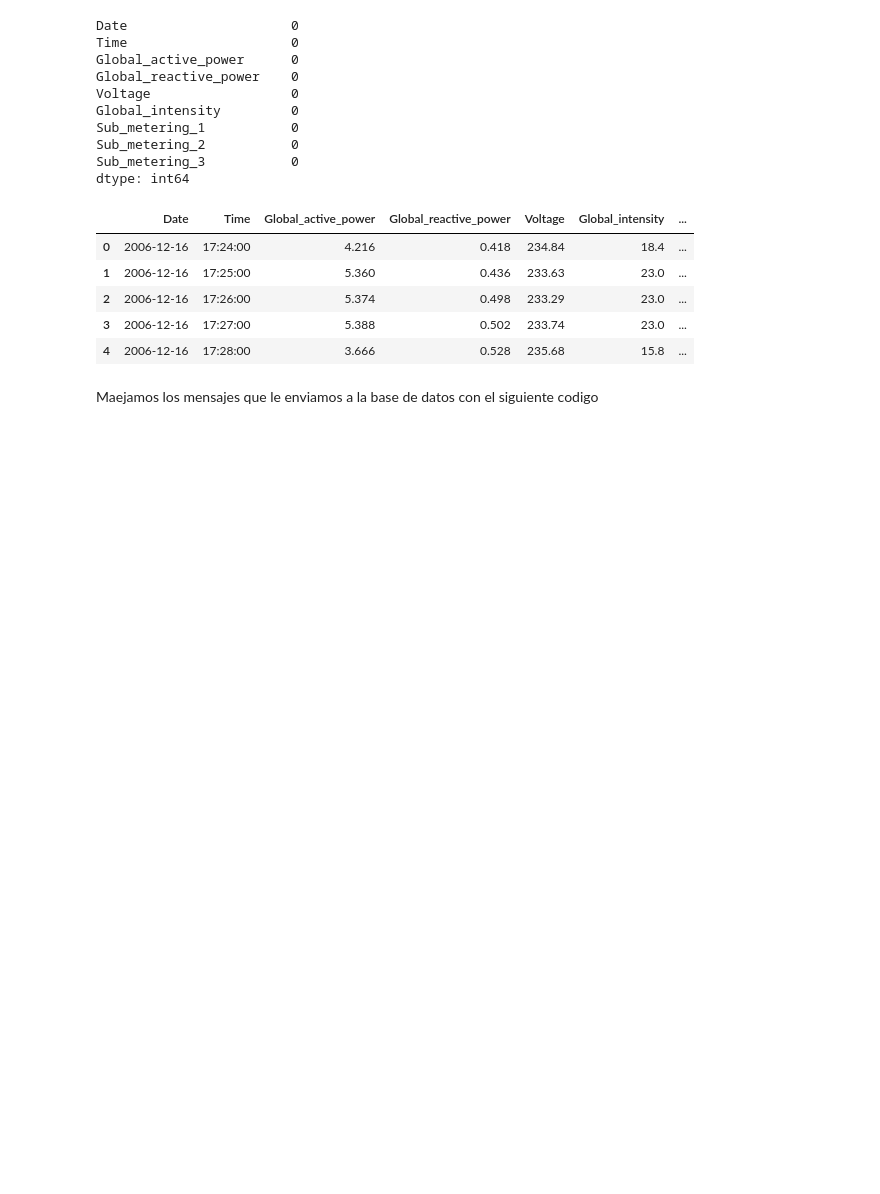
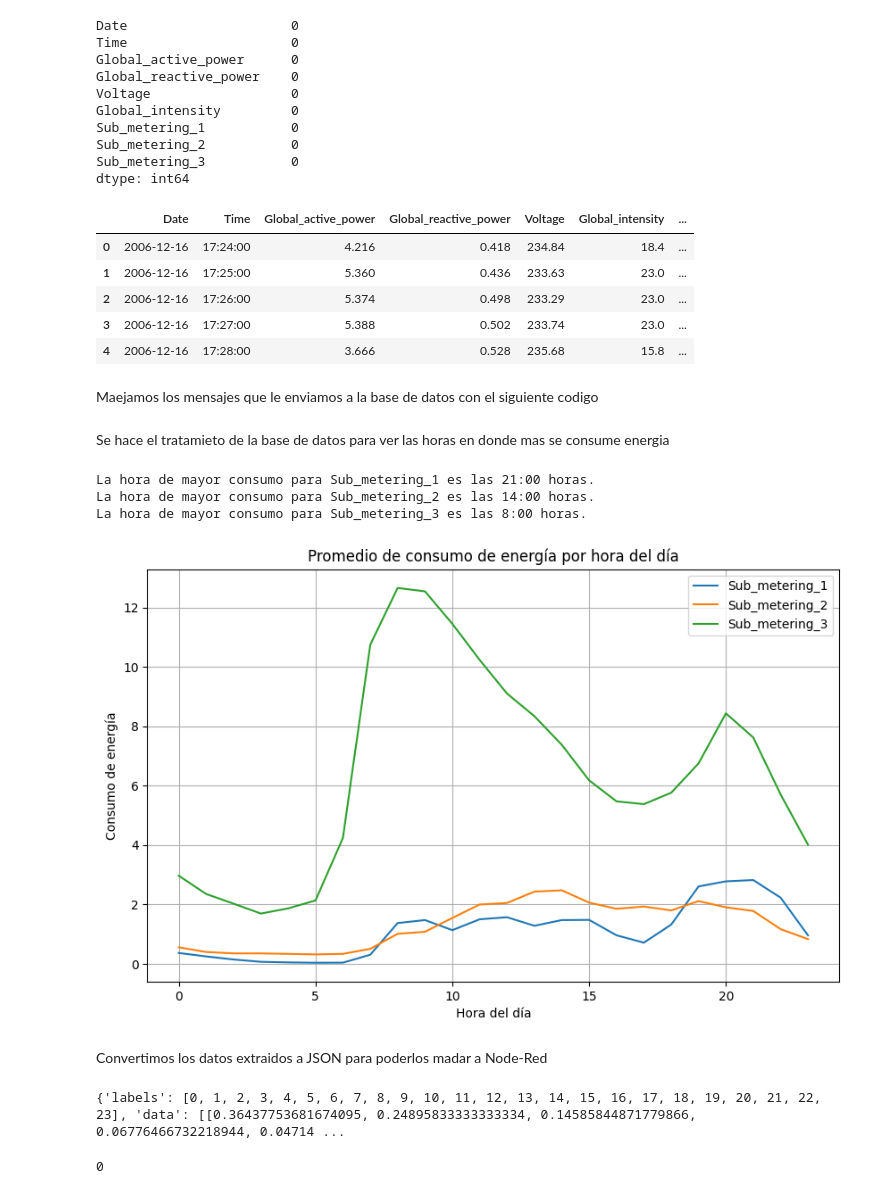
Before and after one commit to SDuque28/EnergyConsumption, a Jupyter notebook: EnergyConsumption.ipynb, the cells around one changed output. Saved outputs shown, nothing was run; the diff lists cells and outputs as text; code cells hidden in the pictures; blank space fills up the shorter version.

Commit message:
Average Consumption Algorithm

```diff
--- a/EnergyConsumption.ipynb
+++ b/EnergyConsumption.ipynb
@@ -85,3 +84,6 @@ Energy.to_csv("EnergyConsumption.csv", index=False)
+# %%
+route2 = "C:\\Users\\Santiago D\\Documents\\Universidad\\2024-1\\Procesos 2\\DataBase\\EnergyConsumption.csv"
+Energy.to_csv(route2, index=False)
 # %% [markdown]
 Maejamos los mensajes que le enviamos a la base de datos con el siguiente codigo
 # %%
@@ -116,3 +118,71 @@ for index, fila in Energy.iloc[243168:].iterrows():
 
 # Desconectar del broker MQTT
 client.disconnect()
+# %% [markdown]
+Se hace el tratamieto de la base de datos para ver las horas en donde mas se consume energia
+# %%
+import pandas as pd
+import matplotlib.pyplot as plt
+
+# Cargar los datos
+df = pd.read_csv(route2)
+
+# Preprocesar los datos
+df["DateTime"] = pd.to_datetime(df["Date"] + " " + df["Time"], dayfirst=True)
+df["Hour"] = df["DateTime"].dt.hour
+
+# Calcular el promedio de consumo de energía por hora del día
+avg_energy_consumption = df.groupby("Hour")[["Sub_metering_1", "Sub_metering_2", "Sub_metering_3"]].mean()
+# %%
+# Generar la gráfica
+plt.figure(figsize=(10, 6))
+avg_energy_consumption.plot(ax=plt.gca())
+plt.title("Promedio de consumo de energía por hora del día")
+plt.xlabel("Hora del día")
+plt.ylabel("Consumo de energía")
+plt.grid(True)
+plt.legend(["Sub_metering_1", "Sub_metering_2", "Sub_metering_3"])
+
+# Comentario adicional
+# Por ejemplo, encuentra la hora con el mayor promedio de consumo para cada submedidor
+max_hour_sub_metering_1 = avg_energy_consumption["Sub_metering_1"].idxmax()
+max_hour_sub_metering_2 = avg_energy_consumption["Sub_metering_2"].idxmax()
+max_hour_sub_metering_3 = avg_energy_consumption["Sub_metering_3"].idxmax()
+
+print(f"La hora de mayor consumo para Sub_metering_1 es las {max_hour_sub_metering_1}:00 horas.")
+print(f"La hora de mayor consumo para Sub_metering_2 es las {max_hour_sub_metering_2}:00 horas.")
+print(f"La hora de mayor consumo para Sub_metering_3 es las {max_hour_sub_metering_3}:00 horas.")
+
+plt.show()
+# %% [output]
+La hora de mayor consumo para Sub_metering_1 es las 21:00 horas.
+La hora de mayor consumo para Sub_metering_2 es las 14:00 horas.
+La hora de mayor consumo para Sub_metering_3 es las 8:00 horas.
+[figure, added]
+# %% [markdown]
+Convertimos los datos extraidos a JSON para poderlos madar a Node-Red
+# %%
+payload = {"labels":avg_energy_consumption.index.tolist(),
+           "data":[avg_energy_consumption["Sub_metering_1"].values.tolist(),
+                   avg_energy_consumption["Sub_metering_2"].values.tolist(),
+                   avg_energy_consumption["Sub_metering_3"].values.tolist()],
+           "series":["SubMeter1","SubMeter2","SubMeter3"]
+           }
+print(payload)
+# %% [output]
+{'labels': [0, 1, 2, 3, 4, 5, 6, 7, 8, 9, 10, 11, 12, 13, 14, 15, 16, 17, 18, 19, 20, 21, 22, 23], 'data': [[0.36437753681674095, 0.24895833333333334, 0.14585844871779866, 0.06776466732218944, 0.04714 ...
+# %%
+import paho.mqtt.client as mqtt
+import json
+
+# Configurar el cliente MQTT
+client = mqtt.Client()
+client.connect("localhost", 1883)  # Especifica la dirección y el puerto del broker MQTT
+
+# Publicar el JSON en un tema MQTT
+client.publish("val2", json.dumps(payload))
+
+# Desconectar el cliente MQTT
+client.disconnect()
+# %% [output]
+0
```
Also changed, not shown: parts of 2 cells of this notebook.
